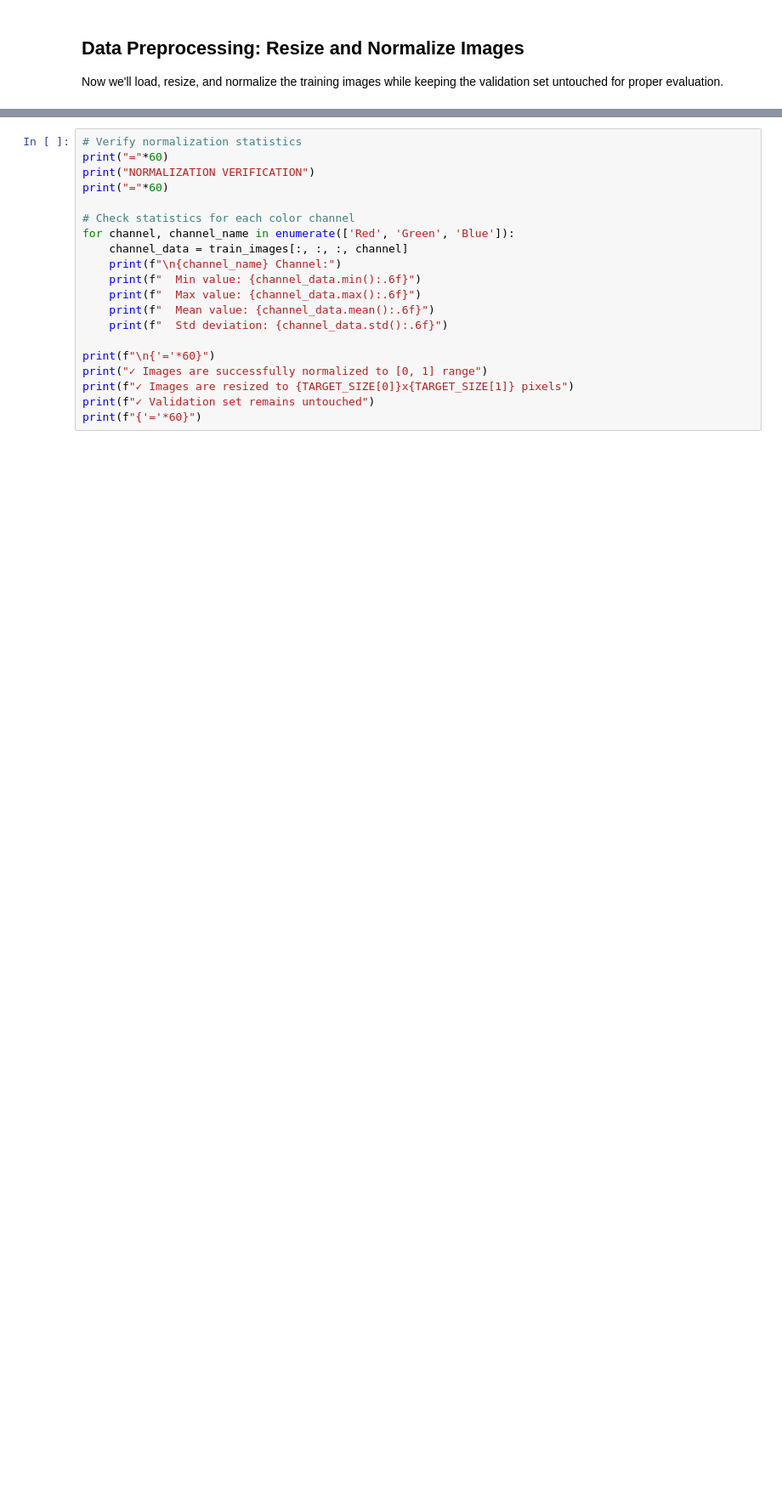
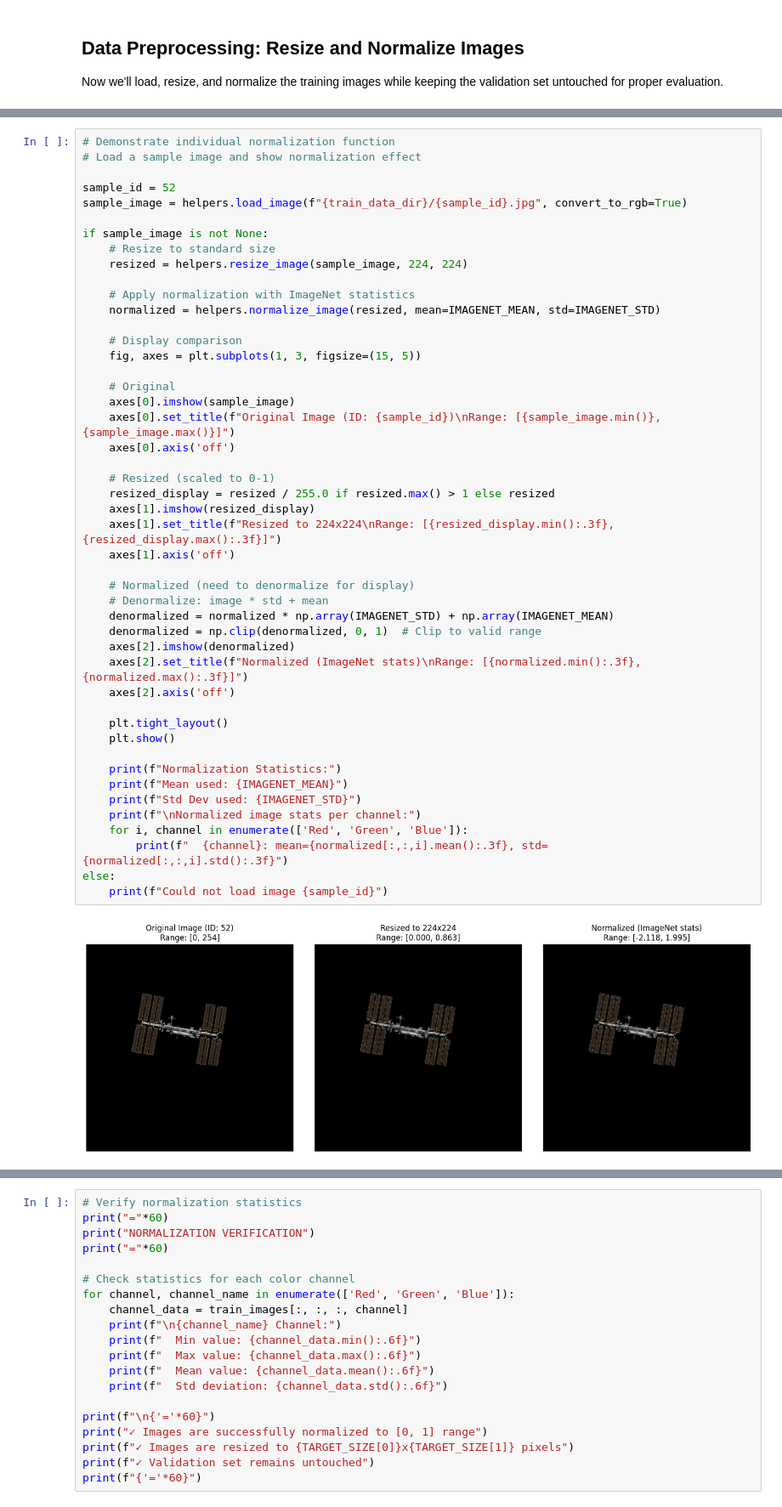
Before and after one commit to adwait-mitadt/mitadtu-docking, a Jupyter notebook: Tanishka.ipynb, the cells around one changed output, grey strips where cells are left out. Shown at 85% size. Cells and saved outputs as stored; diff of their text form; blank space fills up the shorter version.

```diff
--- a/Tanishka.ipynb
+++ b/Tanishka.ipynb
@@ -678,0 +392,49 @@ Now we'll load, resize, and normalize the training images while keeping the vali
+# %%
+# Demonstrate individual normalization function
+# Load a sample image and show normalization effect
+
+sample_id = 52
+sample_image = helpers.load_image(f"{train_data_dir}/{sample_id}.jpg", convert_to_rgb=True)
+
+if sample_image is not None:
+    # Resize to standard size
+    resized = helpers.resize_image(sample_image, 224, 224)
+
+    # Apply normalization with ImageNet statistics
+    normalized = helpers.normalize_image(resized, mean=IMAGENET_MEAN, std=IMAGENET_STD)
+
+    # Display comparison
+    fig, axes = plt.subplots(1, 3, figsize=(15, 5))
+
+    # Original
+    axes[0].imshow(sample_image)
+    axes[0].set_title(f"Original Image (ID: {sample_id})\nRange: [{sample_image.min()}, {sample_image.max()}]")
+    axes[0].axis('off')
+
+    # Resized (scaled to 0-1)
+    resized_display = resized / 255.0 if resized.max() > 1 else resized
+    axes[1].imshow(resized_display)
+    axes[1].set_title(f"Resized to 224x224\nRange: [{resized_display.min():.3f}, {resized_display.max():.3f}]")
+    axes[1].axis('off')
+
+    # Normalized (need to denormalize for display)
+    # Denormalize: image * std + mean
+    denormalized = normalized * np.array(IMAGENET_STD) + np.array(IMAGENET_MEAN)
+    denormalized = np.clip(denormalized, 0, 1)  # Clip to valid range
+    axes[2].imshow(denormalized)
+    axes[2].set_title(f"Normalized (ImageNet stats)\nRange: [{normalized.min():.3f}, {normalized.max():.3f}]")
+    axes[2].axis('off')
+
+    plt.tight_layout()
+    plt.show()
+
+    print(f"Normalization Statistics:")
+    print(f"Mean used: {IMAGENET_MEAN}")
+    print(f"Std Dev used: {IMAGENET_STD}")
+    print(f"\nNormalized image stats per channel:")
+    for i, channel in enumerate(['Red', 'Green', 'Blue']):
+        print(f"  {channel}: mean={normalized[:,:,i].mean():.3f}, std={normalized[:,:,i].std():.3f}")
+else:
+    print(f"Could not load image {sample_id}")
+# %% [output]
+[figure, added]
```
Also changed, not shown: parts of 26 cells of this notebook.
